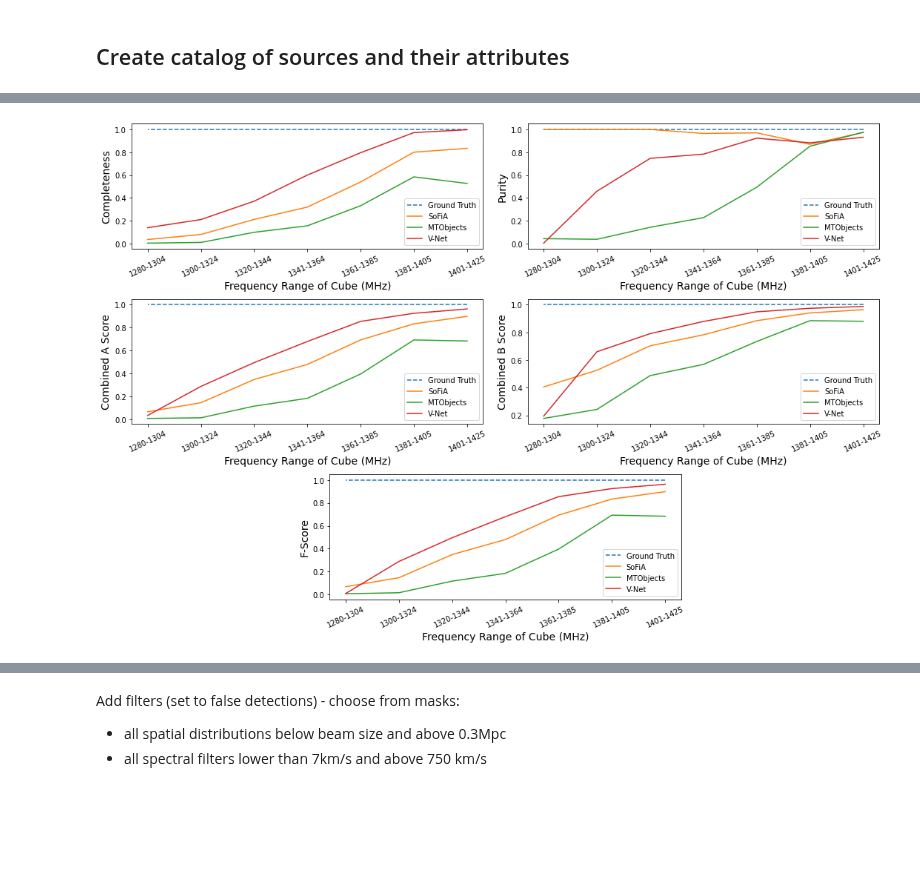
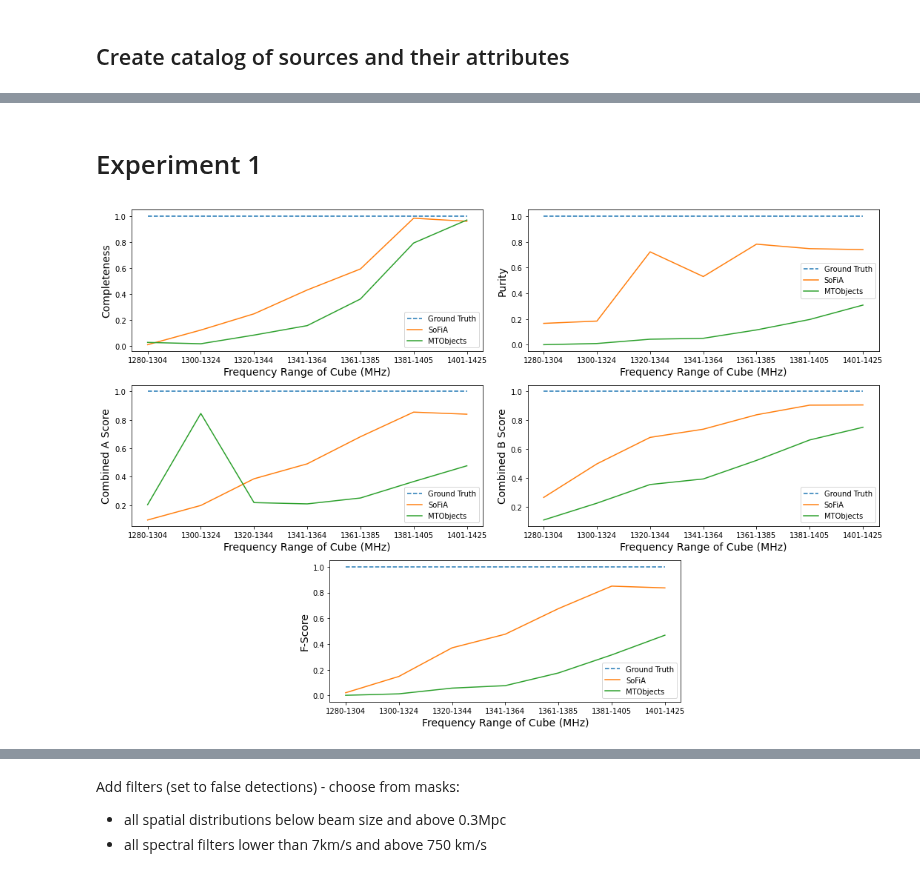
Before and after one commit to Jbarkai/HISourceFinder, a Jupyter notebook: notebooks/Inference.ipynb, the cells around one changed output, grey strips where cells are left out. Cells and saved outputs as stored; diff of their text form; code cells hidden in the pictures; blank space fills up the shorter version.

```diff
--- a/notebooks/Inference.ipynb
+++ b/notebooks/Inference.ipynb
@@ -278,18 +107,13 @@ where $dx$ is the pixel width in radians and $\Delta x$ is the number of pixels.
 # %%
-mto_cat_df.rename(columns={'n_freq': 'n_vel'}, inplace=True)
-sofia_cat_df.rename(columns={'n_freq': 'n_vel'}, inplace=True)
-# vnet_cat_df.rename(columns={'n_freq': 'n_vel'}, inplace=True)
-sofia_cat_df["mos_name"] = sofia_cat_df.file.str.split("_", expand=True)[3]
-mto_cat_df["mos_name"] = mto_cat_df.file.str.replace(".fits", "").str.split("_", expand=True)[3]
-mask_cat_df["mos_name"] = mask_cat_df.file.str.replace(".fits", "").str.split("_", expand=True)[1]
-# vnet_cat_df["mos_name"] = vnet_cat_df.file.str.replace(".fits", "").str.split("_", expand=True)[3]
 d_width = 0.001666666707*u.deg
-mto_cat_df["nx_kpc"] = mto_cat_df.dist*np.tan(np.deg2rad(d_width*mto_cat_df.nx))*1e3
-mto_cat_df["ny_kpc"] = mto_cat_df.dist*np.tan(np.deg2rad(d_width*mto_cat_df.ny))*1e3
+# mto_cat_df["nx_kpc"] = mto_cat_df.dist*np.tan(np.deg2rad(d_width*mto_cat_df.nx))*1e3
+# mto_cat_df["ny_kpc"] = mto_cat_df.dist*np.tan(np.deg2rad(d_width*mto_cat_df.ny))*1e3
 sofia_cat_df["nx_kpc"] = sofia_cat_df.dist*np.tan(np.deg2rad(d_width*sofia_cat_df.nx))*1e3
 sofia_cat_df["ny_kpc"] = sofia_cat_df.dist*np.tan(np.deg2rad(d_width*sofia_cat_df.ny))*1e3
 mask_cat_df["nx_kpc"] = mask_cat_df.dist*np.tan(np.deg2rad(d_width*mask_cat_df.nx))*1e3
 mask_cat_df["ny_kpc"] = mask_cat_df.dist*np.tan(np.deg2rad(d_width*mask_cat_df.ny))*1e3
 # vnet_cat_df["nx_kpc"] = (np.tan(np.deg2rad(d_width*vnet_cat_df.nx))/vnet_cat_df.dist)*1e3
 # vnet_cat_df["ny_kpc"] = (np.tan(np.deg2rad(d_width*vnet_cat_df.ny))/vnet_cat_df.dist)*1e3
+# %% [markdown]
+# Experiment 1
 # %%
@@ -324,72 +149,64 @@ def make_eval_df(source_props_df, mask_cat_df):
     eval_df = pd.DataFrame(columns=['mos_name', 'tp', 'fp', 'fn', 'recall', 'precision', 'f_score', 'um', 'om',
            'area_score', 'combined_one', 'combined_two'])
     for mos_name in source_props_df.mos_name.unique():
-        eval_df = eval_df.append(pd.Series(evaluate(source_props_df, mask_cat_df, '1245mosC'), index = eval_df.columns), ignore_index=True)
+        eval_df = eval_df.append(pd.Series(evaluate(source_props_df, mask_cat_df, mos_name), index = eval_df.columns), ignore_index=True)
     eval_df = pd.merge(df[['mos_name', 'freq_1', 'freq_labels']], eval_df, on="mos_name", how="outer")
     return eval_df
 # %%
-full_sofia_df = make_eval_df(source_props_df, mask_cat_df)
-full_mto_df = make_eval_df(source_props_df, mask_cat_df)
-full_vnet_df = make_eval_df(source_props_df, mask_cat_df)
+full_sofia_df = make_eval_df(sofia_cat_df, mask_cat_df)
+full_mto_df = make_eval_df(mto_cat_df, mask_cat_df)
+# full_vnet_df = make_eval_df(source_props_df, mask_cat_df)
 # %%
 fig = plt.figure(constrained_layout=True, figsize=(15,10))
 gs = fig.add_gridspec(3, 4)
 ax1 = fig.add_subplot(gs[0, :2])
 ax1.set_ylabel("Completeness", fontsize=14)
-ax1.set_xticks(ticks=full_mto_df.freq_1)
-ax1.set_xticklabels(full_mto_df.freq_labels, rotation=25)
 ax1.set_xlabel(r"Frequency Range of Cube (MHz)", fontsize=14)
-ax1.plot(full_mto_df.freq_1, [1]*7, label="Ground Truth", linestyle="--")
-ax1.plot(full_mto_df.freq_1, full_sofia_df.recall, label="SoFiA")
-ax1.plot(full_mto_df.freq_1, full_mto_df.recall, label="MTObjects")
-ax1.plot(full_vnet_df.freq_1, full_vnet_df.recall, label="V-Net")
+ax1.plot([1]*7, label="Ground Truth", linestyle="--")
+sof = full_sofia_df[full_sofia_df.mos_name.str.contains("1245")].sort_values('freq_labels')
+mto = full_mto_df[full_mto_df.mos_name.str.contains("1245")].sort_values('freq_labels')
+ax1.plot(sof.freq_labels, sof.recall, label="SoFiA")
+ax1.plot(mto.freq_labels, mto.recall, label="MTObjects")
+# ax1.plot(full_vnet_df.freq_1, full_vnet_df.recall, label="V-Net")
 ax1.legend()
 
 ax2 = fig.add_subplot(gs[0, 2:4])
 
 ax2.set_ylabel("Purity", fontsize=14)
-ax2.set_xticks(ticks=full_mto_df.freq_1)
-ax2.set_xticklabels(full_mto_df.freq_labels, rotation=25)
 ax2.set_xlabel(r"Frequency Range of Cube (MHz)", fontsize=14)
-ax2.plot(full_mto_df.freq_1, [1]*7, label="Ground Truth", linestyle="--")
-ax2.plot(full_mto_df.freq_1, full_sofia_df.precision, label="SoFiA")
-ax2.plot(full_mto_df.freq_1, full_mto_df.precision, label="MTObjects")
-ax2.plot(full_vnet_df.freq_1, full_vnet_df.precision, label="V-Net")
+ax2.plot([1]*7, label="Ground Truth", linestyle="--")
+ax2.plot(sof.freq_labels, sof.precision, label="SoFiA")
+ax2.plot(mto.freq_labels, mto.precision, label="MTObjects")
+# ax2.plot(full_vnet_df.freq_1, full_vnet_df.precision, label="V-Net")
 ax2.legend()
 
 ax3 = fig.add_subplot(gs[1, :2])
 ax3.set_ylabel("Combined A Score", fontsize=14)
-ax3.set_xticks(ticks=full_mto_df.freq_1)
-ax3.set_xticklabels(full_mto_df.freq_labels, rotation=25)
 ax3.set_xlabel(r"Frequency Range of Cube (MHz)", fontsize=14)
-ax3.plot(full_mto_df.freq_1, [1]*7, label="Ground Truth", linestyle="--")
-ax3.plot(full_mto_df.freq_1, full_sofia_df.combined_one, label="SoFiA")
-ax3.plot(full_mto_df.freq_1, full_mto_df.combined_one, label="MTObjects")
-ax3.plot(full_vnet_df.freq_1, full_vnet_df.combined_one, label="V-Net")
+ax3.plot([1]*7, label="Ground Truth", linestyle="--")
+ax3.plot(sof.freq_labels, sof.combined_one, label="SoFiA")
+ax3.plot(mto.freq_labels, mto.combined_one, label="MTObjects")
+# ax3.plot(full_vnet_df.freq_1, full_vnet_df.combined_one, label="V-Net")
 ax3.legend()
 
 ax4 = fig.add_subplot(gs[1, 2:4])
 ax4.set_ylabel("Combined B Score", fontsize=14)
-ax4.set_xticks(ticks=full_mto_df.freq_1)
-ax4.set_xticklabels(full_mto_df.freq_labels, rotation=25)
 ax4.set_xlabel(r"Frequency Range of Cube (MHz)", fontsize=14)
-ax4.plot(full_mto_df.freq_1, [1]*7, label="Ground Truth", linestyle="--")
-ax4.plot(full_mto_df.freq_1, full_sofia_df.combined_two, label="SoFiA")
-ax4.plot(full_mto_df.freq_1, full_mto_df.combined_two, label="MTObjects")
-ax4.plot(full_vnet_df.freq_1, full_vnet_df.combined_two, label="V-Net")
+ax4.plot([1]*7, label="Ground Truth", linestyle="--")
+ax4.plot(sof.freq_labels, sof.combined_two, label="SoFiA")
+ax4.plot(mto.freq_labels, mto.combined_two, label="MTObjects")
+# ax4.plot(full_vnet_df.freq_1, full_vnet_df.combined_two, label="V-Net")
 ax4.legend()
 
 ax5 = fig.add_subplot(gs[2, 1:3])
 ax5.set_ylabel("F-Score", fontsize=14)
-ax5.set_xticks(ticks=full_mto_df.freq_1)
-ax5.set_xticklabels(full_mto_df.freq_labels, rotation=25)
-ax5.plot(full_mto_df.freq_1, [1]*7, label="Ground Truth", linestyle="--")
-ax5.plot(full_mto_df.freq_1, full_sofia_df.f_score, label="SoFiA")
-ax5.plot(full_mto_df.freq_1, full_mto_df.f_score, label="MTObjects")
-ax5.plot(full_vnet_df.freq_1, full_vnet_df.f_score, label="V-Net")
+ax5.plot([1]*7, label="Ground Truth", linestyle="--")
+ax5.plot(sof.freq_labels, sof.f_score, label="SoFiA")
+ax5.plot(mto.freq_labels, mto.f_score, label="MTObjects")
+# ax5.plot(full_vnet_df.freq_1, full_vnet_df.f_score, label="V-Net")
 ax5.set_xlabel(r"Frequency Range of Cube (MHz)", fontsize=14)
 ax5.legend()
 
 fig.tight_layout()
 # %% [output]
-[figure, old version]
+[figure, new version]
```
Also changed, not shown: parts of 39 cells of this notebook, 1 other file.
